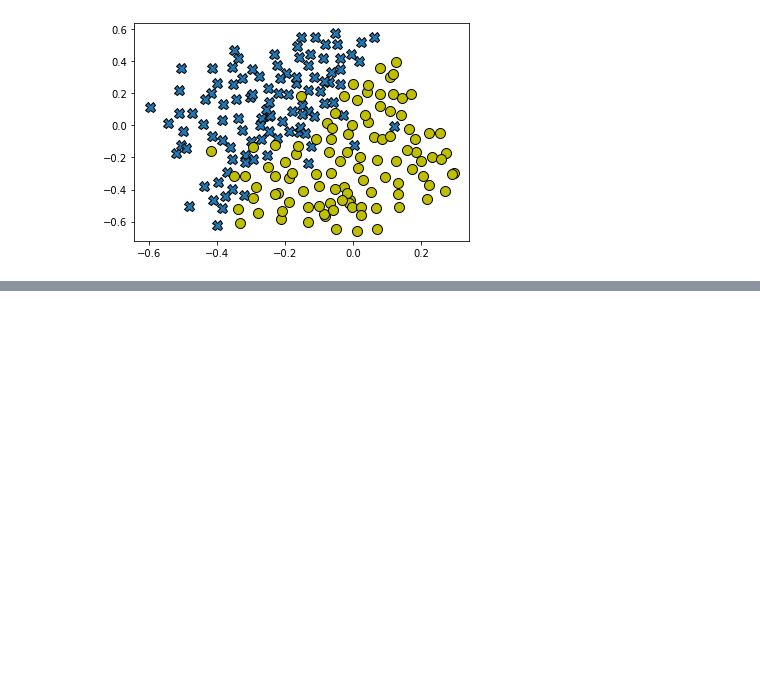
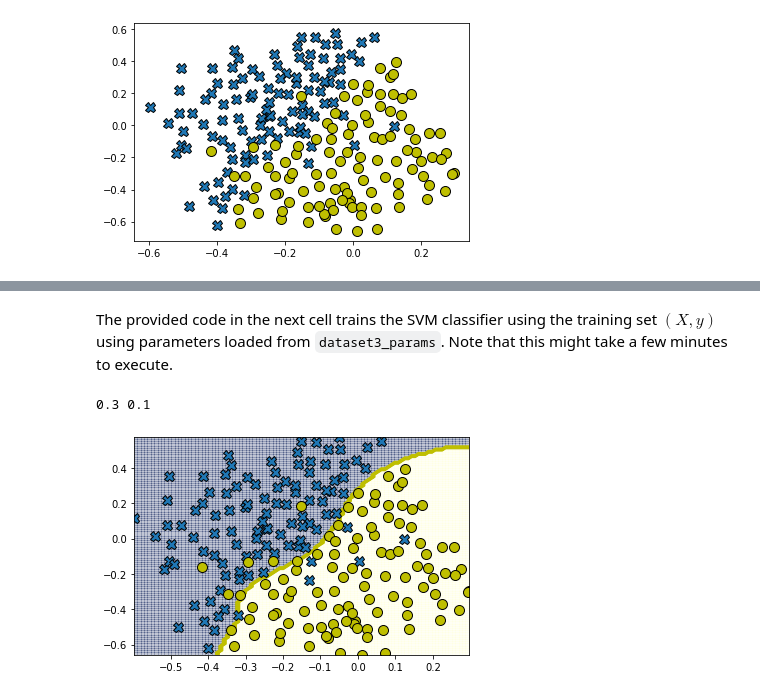
Before and after one commit to SoroushGhaderi/Machine_Learning_Andrew_Ng_exercises_with_Python, a Jupyter notebook: Support Vector Machine/Support Vector Machine.ipynb, the cells around one changed output, grey strips where cells are left out. Drawn from its saved outputs; the diff is of its cells as text; code cells hidden in the pictures; blank space fills up the shorter version.

Commit message:
find best sigma and C

```diff
--- a/Support Vector Machine/Support Vector Machine.ipynb
+++ b/Support Vector Machine/Support Vector Machine.ipynb
@@ -493,0 +563,14 @@ Note that you should try all possible pairs of values for $C$ and $\sigma$ (e.g.
+# %% [markdown]
+The provided code in the next cell trains the SVM classifier using the training set $(X, y)$ using parameters loaded from `dataset3_params`. Note that this might take a few minutes to execute.
+# %%
+# Try different SVM Parameters here
+C, sigma = dataset3_params(X, y, Xval, yval)
+
+# Train the SVM
+# model = utils.svmTrain(X, y, C, lambda x1, x2: gaussianKernel(x1, x2, sigma))
+model = svm_train(X, y, C, gaussian_kernel, args=(sigma,))
+visualize_boundary(X, y, model)
+print(C, sigma)
+# %% [output]
+0.3 0.1
+[figure, added]
```
Also changed, not shown: parts of 1 cell of this notebook.
